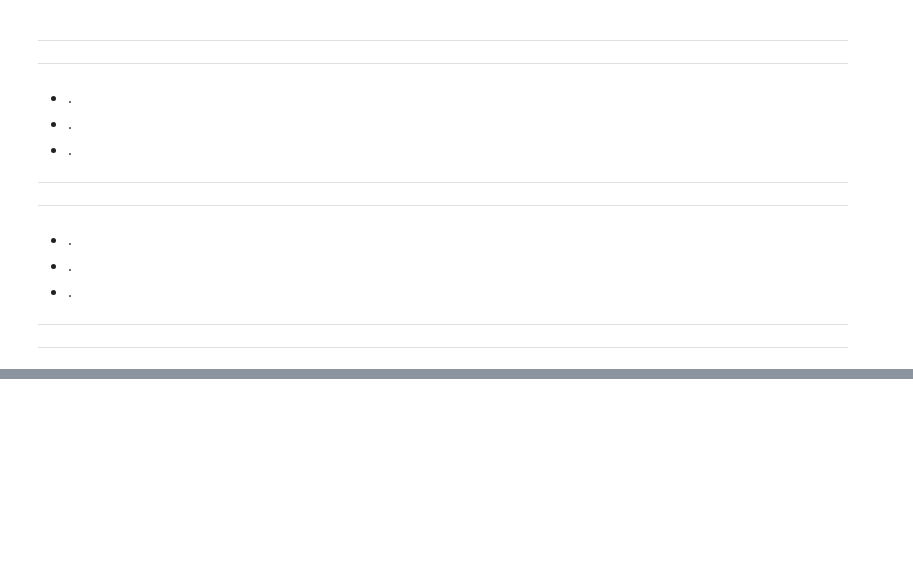
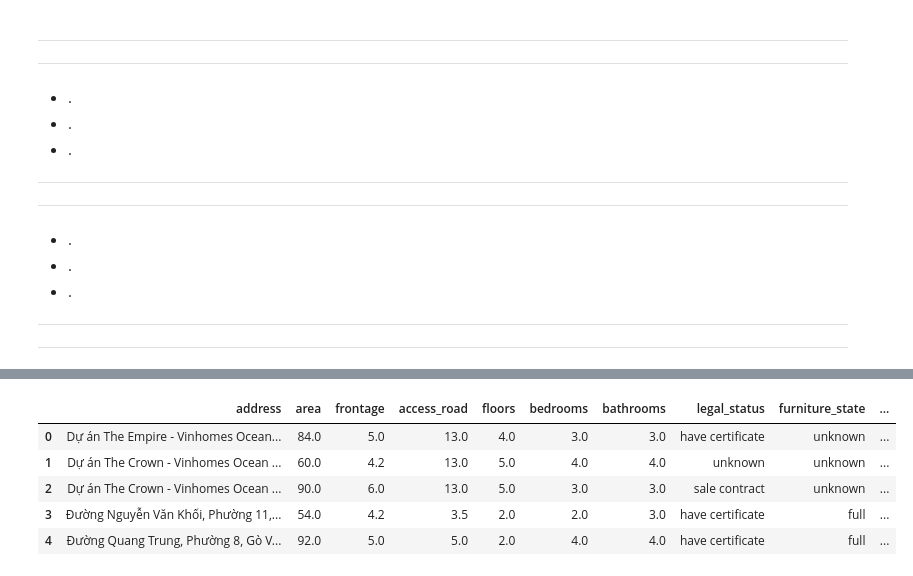
Before and after one commit to Spidermeoz/house-price-predict, a Jupyter notebook: notebooks/01_eda_preprocessing.ipynb, the cells around one changed output, grey strips where cells are left out. Saved outputs shown, nothing was run; the diff lists cells and outputs as text; code cells hidden in the pictures; blank space fills up the shorter version.

```diff
--- a/notebooks/01_eda_preprocessing.ipynb
+++ b/notebooks/01_eda_preprocessing.ipynb
@@ -651,0 +734,8 @@ Clip từ 1 → 40m
+# %%
+df["area_category"] = pd.cut(
+    df["area"],
+    bins=[0, 40, 80, 120, 200, 600],
+    labels=["small", "medium", "large", "xlarge", "xxlarge"],
+    include_lowest=True
+)
+df[["area", "area_category"]].head()
@@ -651,0 +761,18 @@ Clip từ 1 → 40m
+# %%
+import re
+
+def clean_location(text):
+    if pd.isna(text):
+        return text
+    text = text.lower().strip()
+    text = re.sub(r"^quận\s*", "", text)
+    text = re.sub(r"^huyện\s*", "", text)
+    text = re.sub(r"^tp\.\s*", "", text)
+    text = re.sub(r"^tỉnh\s*", "", text)
+    text = text.replace("thành phố", "").strip()
+    return text
+
+df["district"] = df["district"].apply(clean_location)
+df["city"] = df["city"].apply(clean_location)
+
+df[["city", "district"]].head()
@@ -651,0 +792,3 @@ Clip từ 1 → 40m
+# %%
+df["frontage_ratio"] = df["frontage"] / df["area"]
+df[["frontage", "area", "frontage_ratio"]].head()
@@ -651,0 +814,5 @@ Clip từ 1 → 40m
+# %%
+df["area_x_bedrooms"] = df["area"] * df["bedrooms"]
+df["ppm2_x_rooms"] = df["price_per_m2"] * df["total_rooms"]
+
+df[["area_x_bedrooms", "ppm2_x_rooms"]].head()
@@ -651,0 +857,9 @@ Clip từ 1 → 40m
+# %%
+df.head()
+# %% [output]
+|  | address | area | frontage | access_road | floors | bedrooms | bathrooms | legal_status | furniture_state | ... |
+| 0 | Dự án The Empire - Vinhomes Ocean... | 84.0 | 5.0 | 13.0 | 4.0 | 3.0 | 3.0 | have certificate | unknown | ... |
+| 1 | Dự án The Crown - Vinhomes Ocean ... | 60.0 | 4.2 | 13.0 | 5.0 | 4.0 | 4.0 | unknown | unknown | ... |
+| 2 | Dự án The Crown - Vinhomes Ocean ... | 90.0 | 6.0 | 13.0 | 5.0 | 3.0 | 3.0 | sale contract | unknown | ... |
+| 3 | Đường Nguyễn Văn Khối, Phường 11,... | 54.0 | 4.2 | 3.5 | 2.0 | 2.0 | 3.0 | have certificate | full | ... |
+| 4 | Đường Quang Trung, Phường 8, Gò V... | 92.0 | 5.0 | 5.0 | 2.0 | 4.0 | 4.0 | have certificate | full | ... |
```
Also changed, not shown: parts of 30 cells of this notebook, 2 other files.
